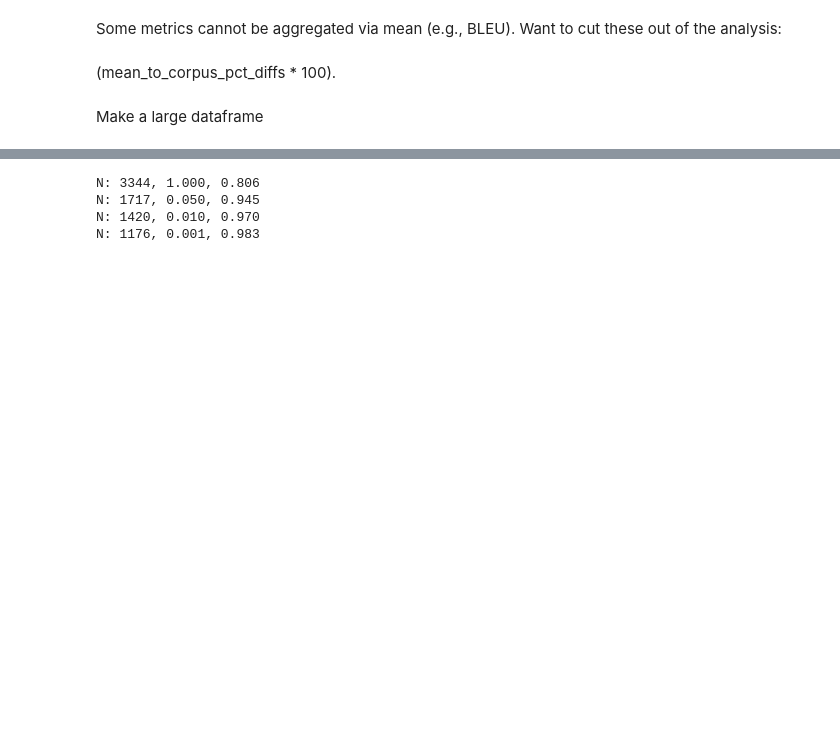
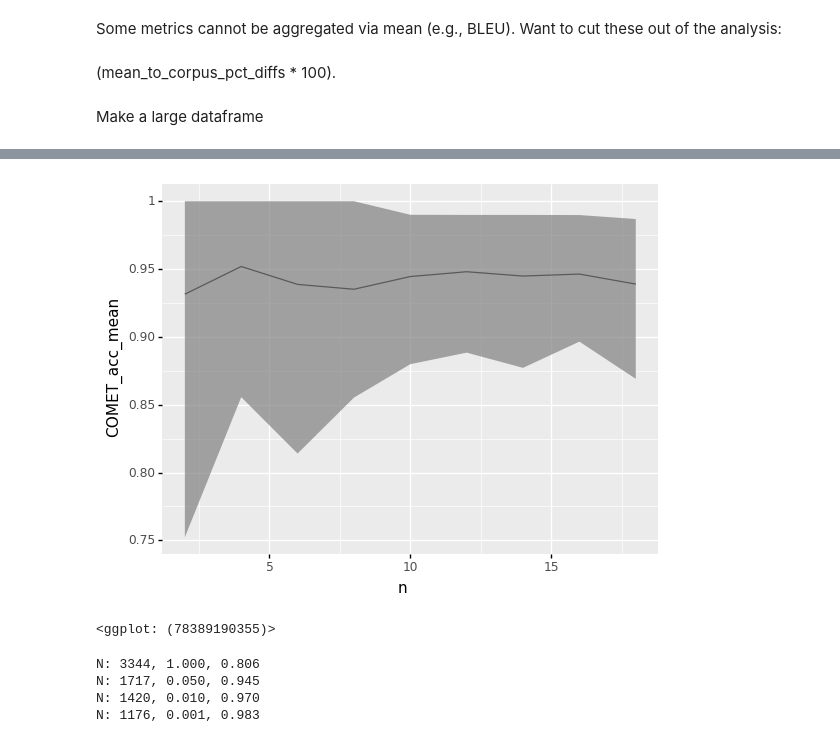
Before and after one commit to ahoho/ToShipOrNotToShip, a Jupyter notebook: simulated-system-comparison.ipynb, the cells around one changed output, grey strips where cells are left out. Saved outputs shown, nothing was run; the diff lists cells and outputs as text; code cells hidden in the pictures; blank space fills up the shorter version.

```diff
--- a/simulated-system-comparison.ipynb
+++ b/simulated-system-comparison.ipynb
@@ -123,3 +295,30 @@ System appears to have been repeated, dropping
+# %%
+bootstrap_subsamples = pd.concat(bootstrap_subsamples, ignore_index=True)
+# %%
+from plotnine import ggplot, geom_line, geom_point, aes, geom_ribbon
+
+bootstrap_subsamples_summary = (
+    bootstrap_subsamples#.loc[campaign_subsamples.n < 50]
+                       .groupby(['n', 'alpha'])
+                       .agg([
+                           ('mean', np.mean),
+                           ('std', np.std),
+                           ('ci_lb', lambda x: np.quantile(x, 0.05)),
+                           ('ci_ub', lambda x: np.quantile(x, 0.95)),
+                           #('diff', lambda x: np.abs(true_mean - np.quantile(x, [0.05, 0.95])).max())
+                       ])
+                       .reset_index()
+)
+bootstrap_subsamples_summary.columns = ["_".join(c) if c[1] else c[0] for c in bootstrap_subsamples_summary.columns.to_flat_index()]
+
+(
+    ggplot(bootstrap_subsamples_summary.loc[bootstrap_subsamples_summary.alpha == 0.05], aes(x='n', y='COMET_acc_mean')) +
+    geom_line() +
+    geom_ribbon(aes(ymin = 'COMET_acc_ci_lb', ymax = 'COMET_acc_ci_ub'), fill = "grey", alpha=0.7)
+)
+# %% [output]
+[figure, added]
+<ggplot: (78389190355)>
 # %%
 for alpha in [1, 0.05, 0.01, 0.001]:
     acc = results.loc[results.human_p_value <= alpha, "accuracy"]
```
Also changed, not shown: parts of 7 cells of this notebook.
